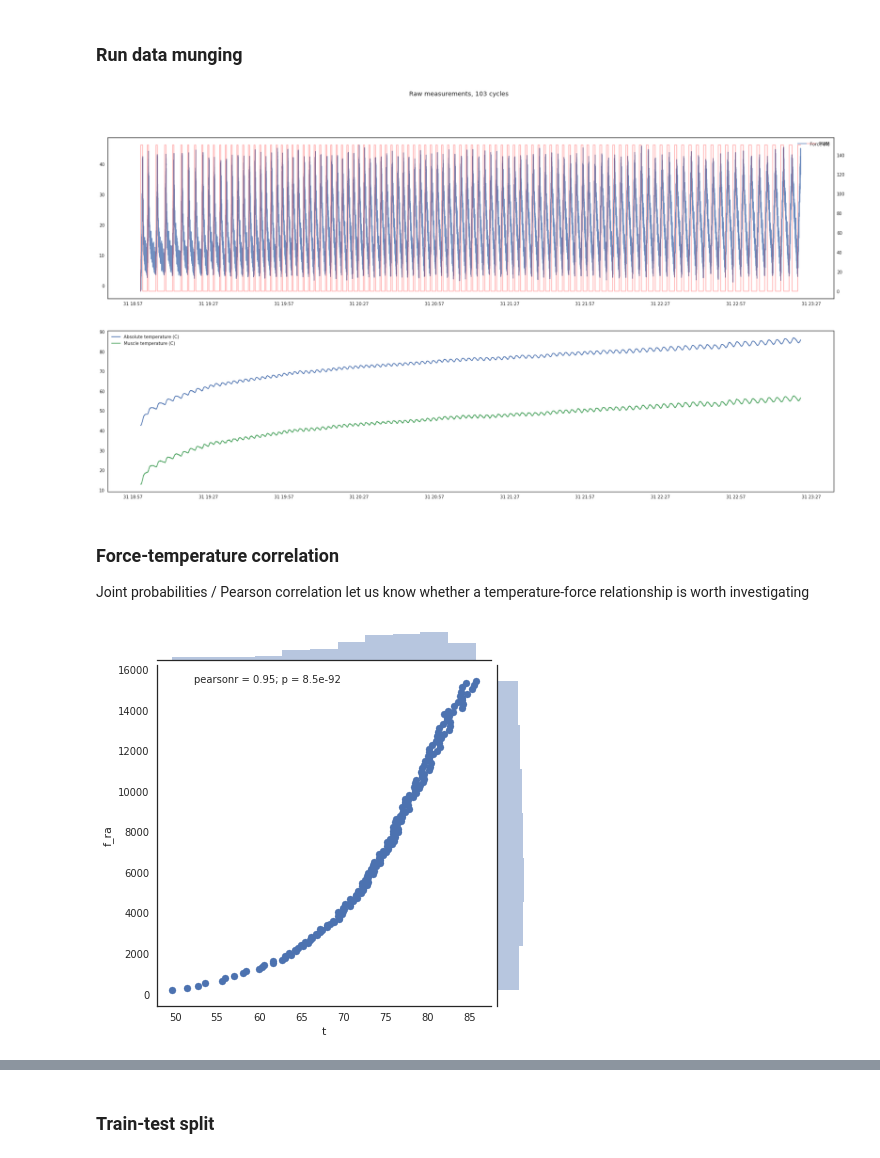
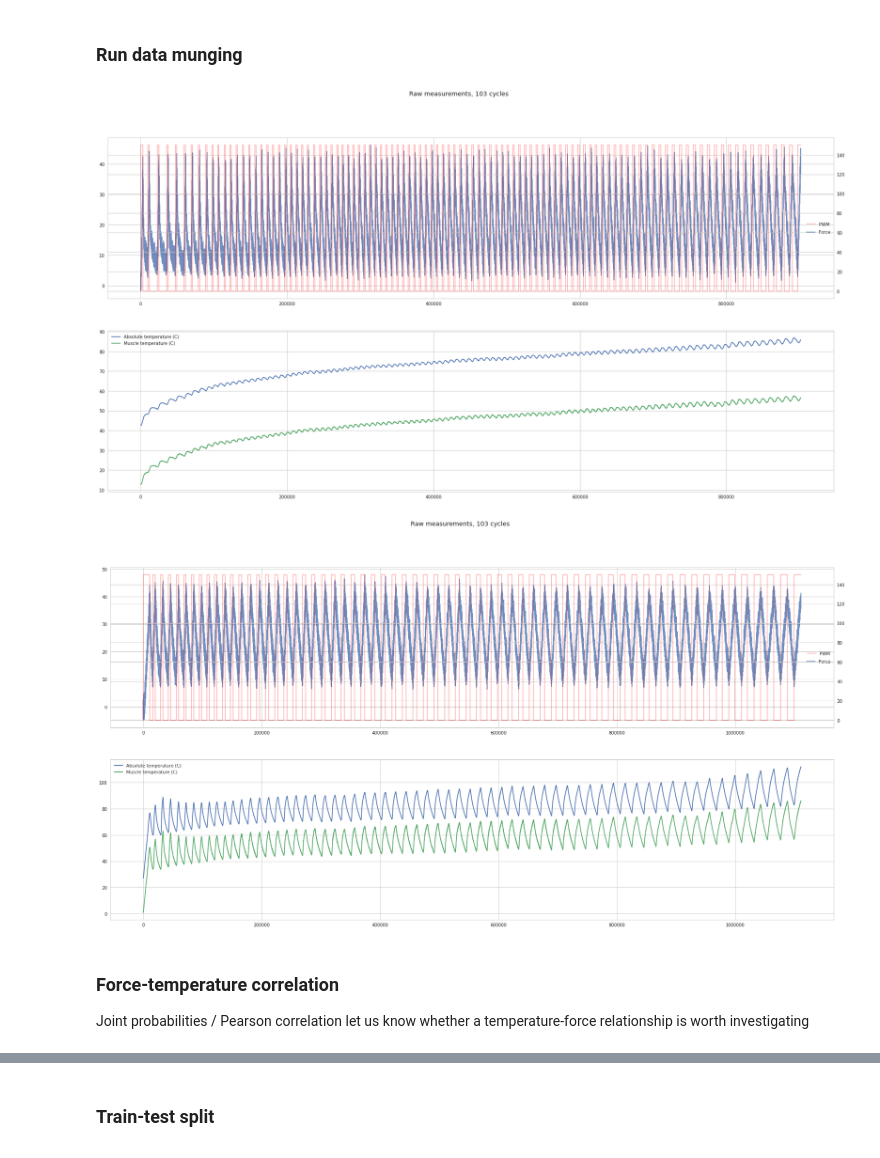
Before and after one commit to Columbia-Creative-Machines-Lab/muscle-prediction, a Jupyter notebook: fall18/lstm.ipynb, the cells around one changed output, grey strips where cells are left out. Drawn from its saved outputs; the diff is of its cells as text; code cells hidden in the pictures.

```diff
--- a/fall18/lstm.ipynb
+++ b/fall18/lstm.ipynb
@@ -37,7 +38,7 @@ from datetime import datetime, timedelta
 # %% [markdown]
 ### Plotting params
 # %%
-sns.set(style="white") # set seaborn for pretty plots
+sns.set(style="whitegrid") # set seaborn for pretty plots
 #plt.rc('legend', fontsize=12) # legend fontsize
 # %% [markdown]
 ### Data munging functions
@@ -136,27 +137,34 @@ def squash_periods(df, period=-1, plot_cycles=True):
 ### Run data munging
 # %%
 # X_100 is a dataset with estimated 100 cycles and conductive paste in silicon skin.
-df = ma(clean(pd.DataFrame.from_dict(
+X100 = ma(clean(pd.DataFrame.from_dict(
     pd.read_msgpack("data/data_2018-11-16-21-07-24.msgpack"))), window=150)
-
-# clean up unnecessary columns
-df.drop(columns=['mdia', 'msgtype', 'rc', 'rw'], inplace=True)
+X100.drop(columns=['mdia', 'msgtype', 'rc', 'rw'], inplace=True) # clean up unnecessary columns
+# %%
+X61 = ma(clean(pd.DataFrame.from_dict(
+    pd.read_msgpack("data/data_2018-12-12-18-21-34.msgpack"))), window=150)
+X61.drop(columns=['mdia', 'msgtype', 'rc', 'rw'], inplace=True) # clean up unnecessary columns
 # %%
-# one figure / two charts
-fig, ax = plt.subplots(nrows=2, ncols=1, figsize=(30, 15))
-fig.suptitle('Raw measurements, %d cycles' % 103)
+def plot_raw(df, n_cycles=103):
+    # one figure / two charts
+    fig, ax = plt.subplots(nrows=2, ncols=1, figsize=(30, 15))
+    fig.suptitle('Raw measurements, %d cycles' % 103)
 
-# top chart
-ax.flat[0].plot(df.f, alpha=0.8, label='Force (N)'); ax2 = ax.flat[0].twinx()
-ax2.plot(df.pwm, c='r', alpha=0.3, label='PWM')
-ax.flat[0].legend(); ax2.legend()
+    # top chart
+    ax.flat[0].plot(df.f, alpha=0.8, label='Force'); ax2 = ax.flat[0].twinx()
+    ax2.plot(df.pwm, c='r', alpha=0.3, label='PWM')
+    ax.flat[0].legend(bbox_to_anchor=(0.957,0.45)); ax2.legend(bbox_to_anchor=(1,0.5))
 
-# bottom chart
-ax.flat[1].plot(df.t, label='Absolute temperature (C)'); ax.flat[1].plot(df.t-df.t0, label='Muscle temperature (C)')
-ax.flat[1].legend()
-plt.show()
+    # bottom chart
+    ax.flat[1].plot(df.t, label='Absolute temperature (C)'); ax.flat[1].plot(df.t-df.t0, label='Muscle temperature (C)')
+    ax.flat[1].legend()
+    plt.show()
-# %% [output]
-[figure, removed]
+# %%
+plot_raw(X100, n_cycles=103)
+plot_raw(X61, n_cycles=61)
+# %% [output]
+[figure, added]
+[figure, added]
 # %% [markdown]
 ### Force-temperature correlation
 Joint probabilities / Pearson correlation let us know whether a temperature-force relationship is worth investigating
@@ -177,6 +194,0 @@ season = int((df_s[df_s.cycle==1].shape[0])/0.1) #ms
-# %%
-sns.jointplot(x=df_s.resample('%dL' % season).mean().t,\
-              y=df_s.resample('%dL' % season).mean().f_ra, ratio=10)
-plt.show()
-# %% [output]
-[figure, removed]
```
Also changed, not shown: parts of 21 cells of this notebook, 10 other files.
